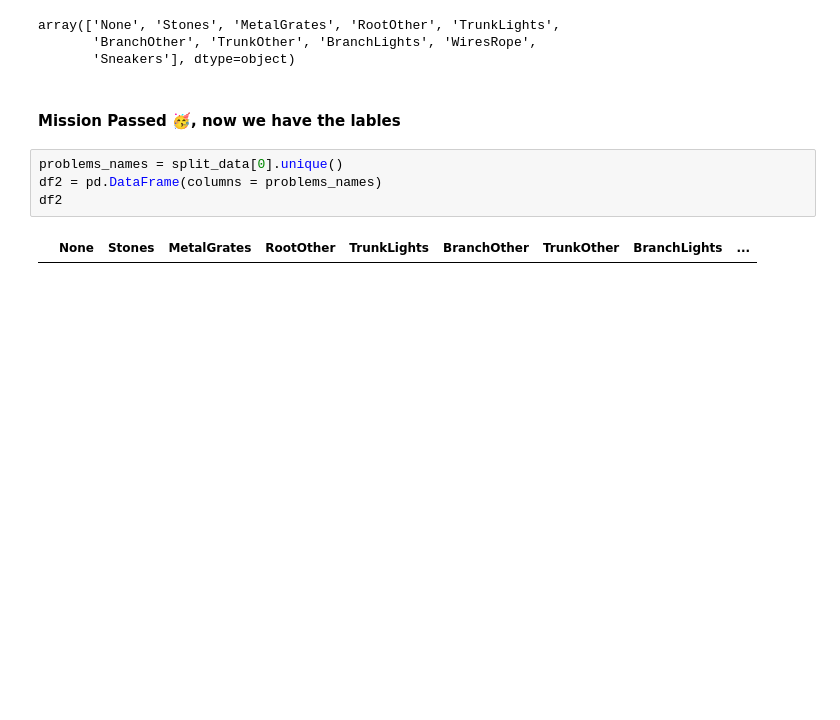
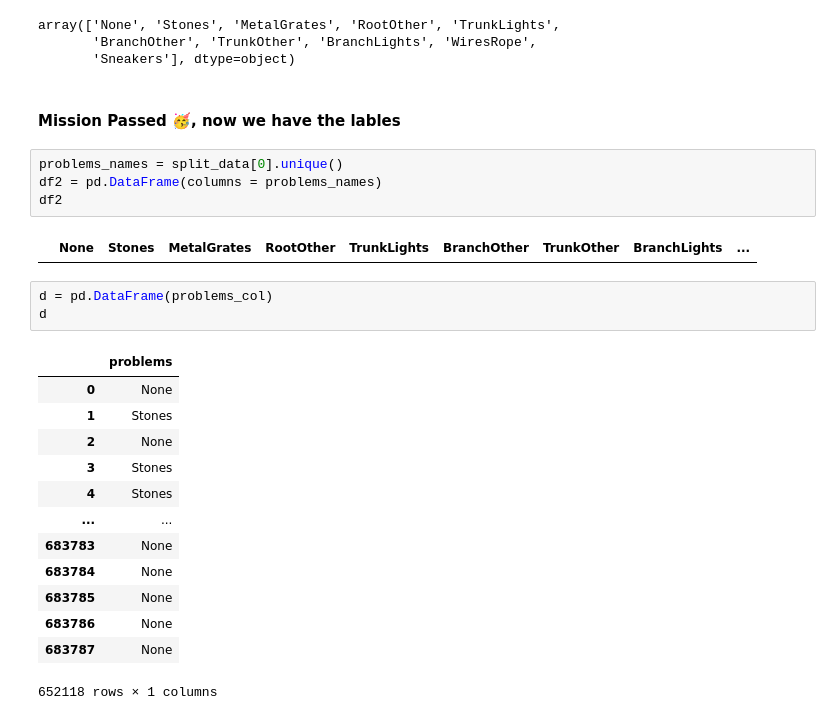
Before and after one commit to toqafotoh/Street-Tree-Data-Cleaning, a Jupyter notebook: Data Cleaning .ipynb, the cells around one changed output. Saved outputs shown, nothing was run; the diff lists cells and outputs as text; blank space fills up the shorter version.

```diff
--- a/Data Cleaning .ipynb
+++ b/Data Cleaning .ipynb
@@ -328,3 +374,20 @@ df2 = pd.DataFrame(columns = problems_names)
 df2
 # %% [output]
 |  | None | Stones | MetalGrates | RootOther | TrunkLights | BranchOther | TrunkOther | BranchLights | ... |
+# %%
+d = pd.DataFrame(problems_col)
+d
+# %% [output]
+|  | problems |
+| 0 | None |
+| 1 | Stones |
+| 2 | None |
+| 3 | Stones |
+| 4 | Stones |
+| ... | ... |
+| 683783 | None |
+| 683784 | None |
+| 683785 | None |
+| 683786 | None |
+| 683787 | None |
+652118 rows × 1 columns
```
Also changed, not shown: parts of 19 cells of this notebook.
